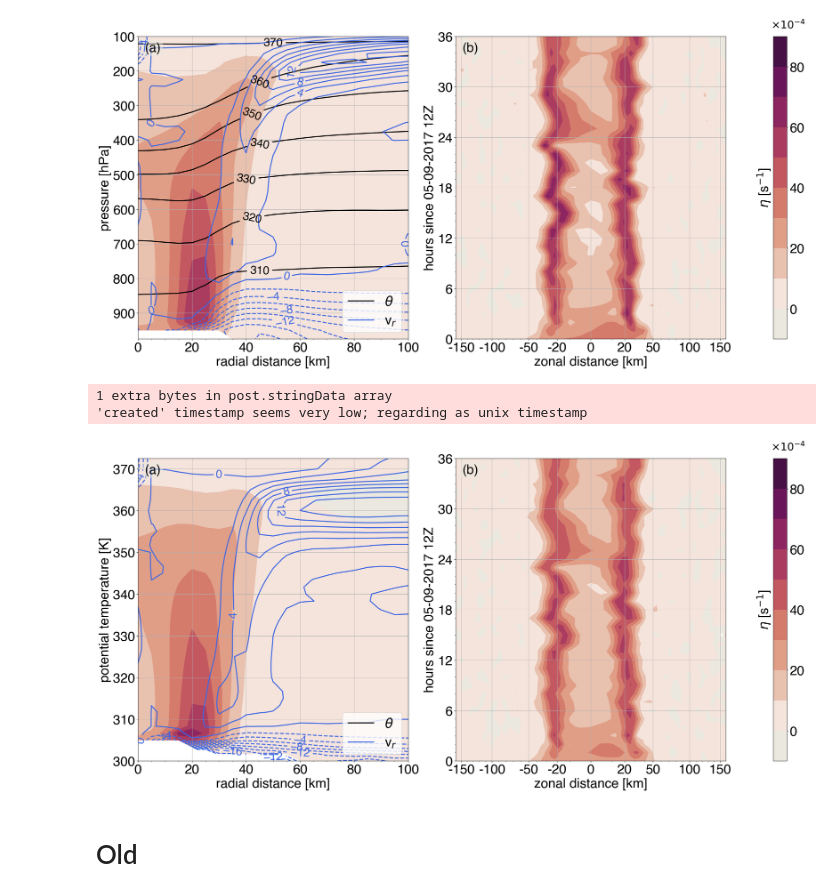
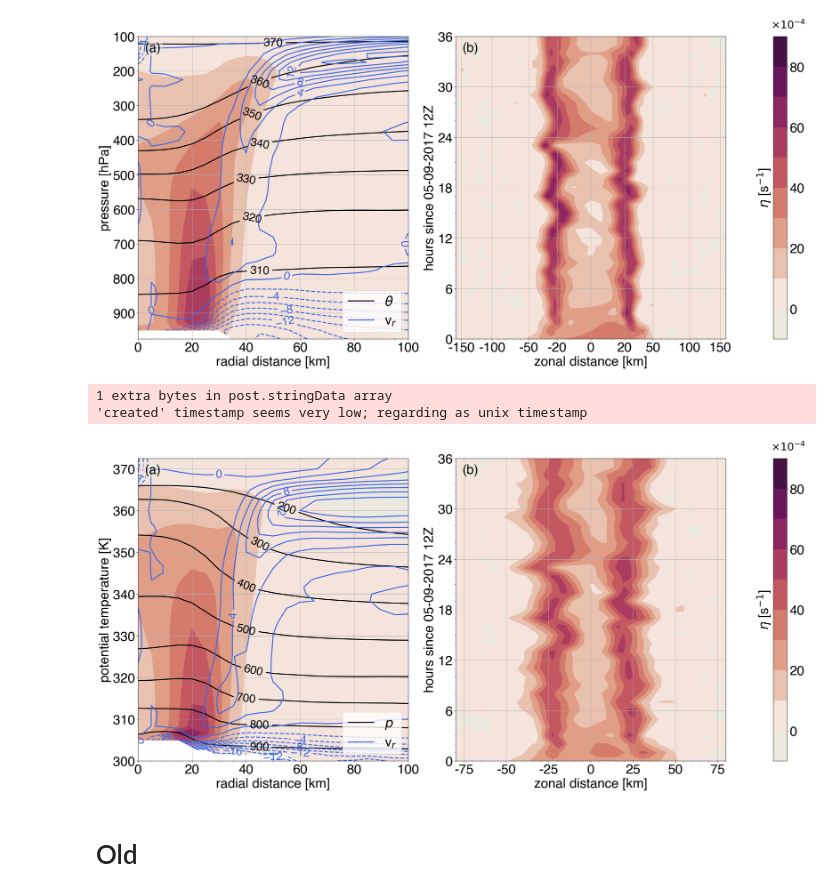
Before and after one commit to JdeJong96/irma-git, a Jupyter notebook: fig/fig04/fig04.ipynb, the cells around one changed output. Cells and saved outputs as stored; diff of their text form; code cells hidden in the pictures.

Commit message:
update legend and set linear x-axis scale

```diff
--- a/fig/fig04/fig04.ipynb
+++ b/fig/fig04/fig04.ipynb
@@ -141,13 +141,13 @@ Ulevels = np.linspace(-20,20,21)
 
 #======================== Plot 1 ========================
 p01 = ax[0].contourf(ds12.r/1000, ds12.theta, ds12.eta,cmap=cmocean.cm.curl, levels=Zlevels, norm=colors.CenteredNorm())
-p02 = ax[0].contour(ds12.r/1000, ds12.theta, ds12.pres, colors='k', levels=Plevels, linewidths=2.5)
+p02 = ax[0].contour(ds12.r/1000, ds12.theta, ds12.pres/100, colors='k', levels=Plevels, linewidths=2.5)
 p03 = ax[0].contour(ds12.r/1000, ds12.theta, ds12.u_rad, colors='royalblue', levels=Ulevels, linewidths=2.5)
 c02 = ax[0].clabel(p02, fontsize=int(0.9*FSIZE), inline=True)
 c03 = ax[0].clabel(p03, fontsize=int(0.9*FSIZE), levels=Ulevels[::2])
 h02 = p02.legend_elements()[0][0]
 h03 = p03.legend_elements()[0][-1]
-l0 = ax[0].legend([h02,h03],[r'$\theta$',r'v$_r$'],fontsize=FSIZE, loc='lower right')
+l0 = ax[0].legend([h02,h03],[r'$p$',r'v$_r$'],fontsize=FSIZE, loc='lower right')
 t0 = ax[0].annotate('(a)',(0.025,0.95),xycoords='axes fraction', fontsize=FSIZE)
 
 #======================== Plot 2 ========================
@@ -165,43 +165,44 @@ ax[0].set_yticks(range(300,371,10), labels=range(300,371,10),fontsize=FSIZE)
 ax[0].grid()
 
 xscale = 1.5
-xticks = np.array([-150,-100,-50,-20,0,20,50,100,150])
+xticks = np.array([-75,-50,-25,0,25,50,75])
 yticks = np.arange(0,37,6)
 xminorticks = np.arange(-150,151,10)
 yminorticks = np.arange(0,37,1)
-ax[1].set_xscale('function', functions=(lambda x: np.sign(x)*np.abs(x)**(1/xscale), lambda x: np.sign(x)*np.abs(x)**(xscale)))
+#ax[1].set_xscale('function', functions=(lambda x: np.sign(x)*np.abs(x)**(1/xscale), lambda x: np.sign(x)*np.abs(x)**(xscale)))
 ax[1].set_xticks(xticks*1000, labels=xticks, fontsize=FSIZE)
-ax[1].set_xticks(xminorticks*1000, minor=True)
+ax[1].set_xticks(np.arange(-80,81,5)*1000, minor=True)
+ax[1].set_xlim([-80000,80000])
 ax[1].set_yticks(yticks, labels=yticks, fontsize=FSIZE)
 ax[1].set_yticks(yminorticks, minor=True)
 ax[1].grid()
 
 #------------------ labels ----------------------------
 ax[0].set_xlabel('radial distance [km]', fontsize=FSIZE)
 ax[0].set_ylabel('potential temperature [K]',fontsize=FSIZE)
 ax[1].set_xlabel('zonal distance [km]', fontsize=FSIZE)
 ax[1].set_ylabel('hours since 05-09-2017 12Z', fontsize=FSIZE, labelpad=5)
 
 #------------------ colorbar ----------------------------
 cb = plt.colorbar(p1, cax=ax[2], ticks=Zlevels[1::2])
 cb.ax.yaxis.set_label_position('left')
 cb.ax.set_yticks(cb.get_ticks(),labels=[f'{l*1e4:.0f}' for l in cb.get_ticks()], fontsize=FSIZE)
 cbtitle = cb.ax.set_title(r'$\times 10^{-4}$',fontsize=26, pad=20)
 cbtitle.set_x(1.1)
 cb.ax.set_ylabel(r'$\eta$ [s$^{-1}$]', fontsize=FSIZE)
 
 #------------ fancy color of annotations -----------
 color = cb.cmap(cb.norm(cb.values[0]))
 t0.set_bbox(dict(facecolor=color, alpha=0.5, edgecolor=color))
 t1.set_bbox(dict(facecolor=color, alpha=0.5, edgecolor=color))
 
 #------------------- save -------------------
 fig.tight_layout()
 fig.savefig("eta_310-340K-mean_hovmoller.pdf", format='pdf', dpi=300, bbox_inches='tight')
 # %% [output]
 1 extra bytes in post.stringData array
 'created' timestamp seems very low; regarding as unix timestamp
-[figure, old version]
+[figure, new version]
 # %% [markdown]
 # Old
 # %%
```
Also changed, not shown: 2 other files.
